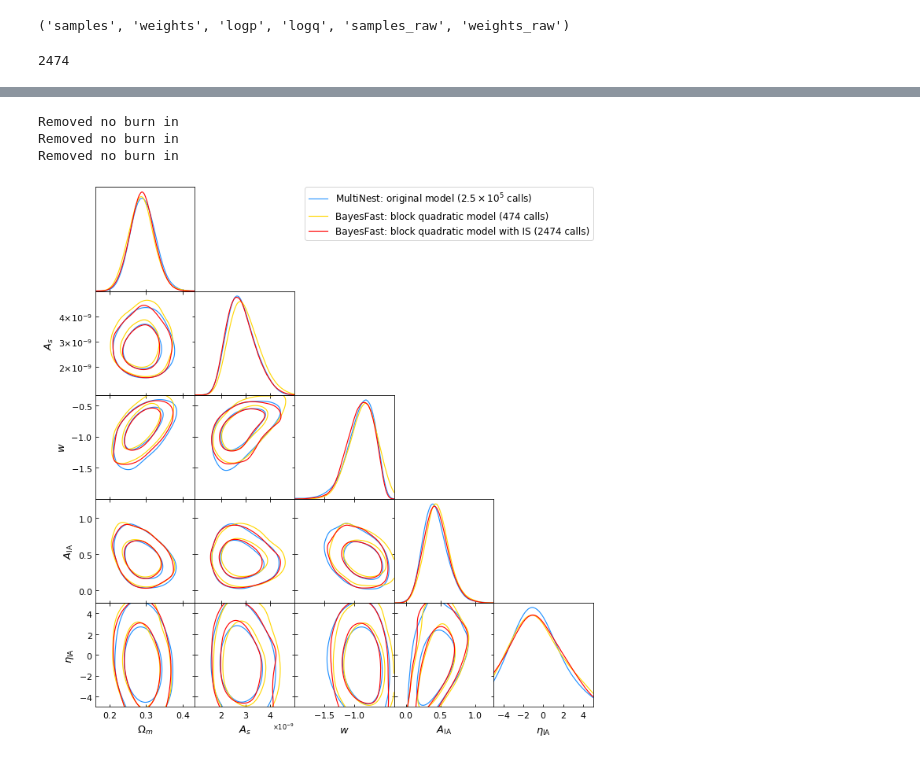
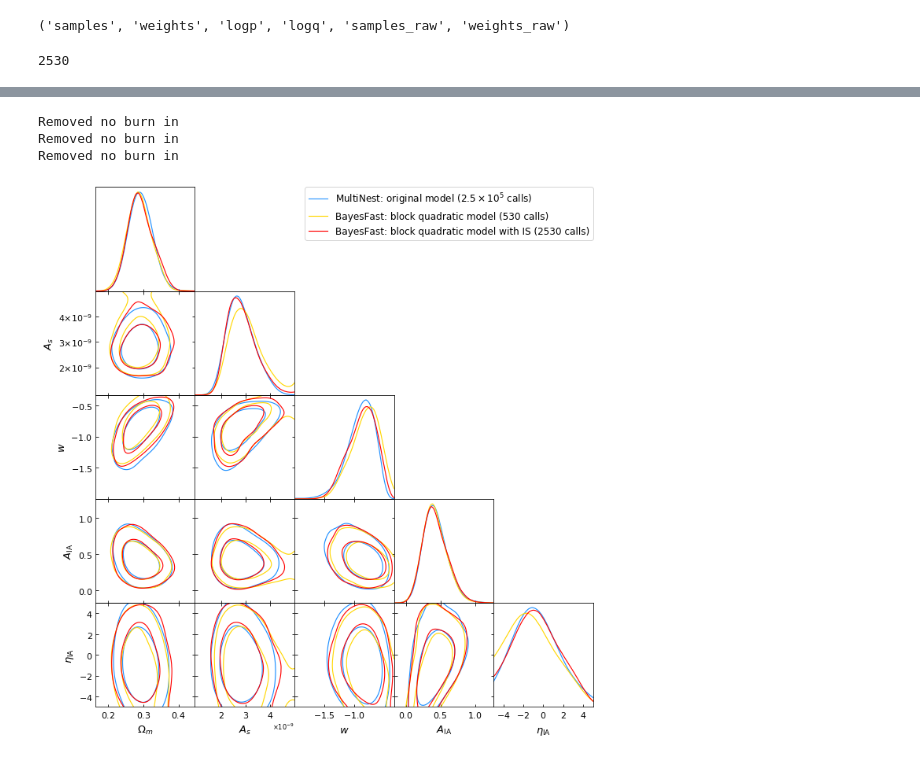
Before and after one commit to h3jia/bayesfast, a Jupyter notebook: examples/des-y1-w-cosmosis.ipynb, the cells around one changed output, grey strips where cells are left out. Saved outputs shown, nothing was run; the diff lists cells and outputs as text; code cells hidden in the pictures.

```diff
--- a/examples/des-y1-w-cosmosis.ipynb
+++ b/examples/des-y1-w-cosmosis.ipynb
@@ -80,6 +80,7 @@ CPU times: user 10.1 s, sys: 519 ms, total: 10.6 s
 Wall time: 8.49 s
 # %%
 from scipy.stats import norm
+from scipy.linalg import sqrtm
 
 _prior_indices = np.array([18, 19, 20, 21, 12, 13, 14, 15, 22, 23, 24, 25, 26])
 _prior_mu = np.array([-0.001, -0.019, 0.009, -0.018, 0.012, 0.012, 0.012, 0.012,
@@ -95,8 +96,8 @@ _prior_norm = (
 
 _d = results.block['data_vector', '2pt_data']
 _invC = results.block['data_vector', '2pt_inverse_covariance']
-_invC_L = np.linalg.cholesky(_invC)
-_d_diag = _d @ _invC_L
+_invC_r = sqrtm(_invC)
+_d_diag = _d @ _invC_r
 _norm = results.block['data_vector', '2pt_norm']
 
 def des_prior_f(x):
@@ -121,7 +122,7 @@ def des_2pt_theory(x):
         pipeline = LikelihoodPipeline(ini)
         sys.stdout = old_stdout
         res = pipeline.run_results(x)
-        return res.block['data_vector', '2pt_theory'] @ _invC_L
+        return res.block['data_vector', '2pt_theory'] @ _invC_r
     except:
         return np.nan * np.ones(457)
 
@@ -265,7 +266,8 @@ pos_0 = bf.recipe.PostStep(n_is=2000, k_trunc=0.25)
 x_0 = bf.utils.random.multivariate_normal(init_mu, np.diag(init_sig**2), 100)
 x_0 = x_0[_in_bound(x_0, para_range)]
 r_0 = bf.recipe.Recipe(density=d_0, client=client, optimize=opt_0,
-                       sample=[sam_0, sam_1], post=pos_0, x_0=x_0, random_state=0)
+                       sample=[sam_0, sam_1], post=pos_0, x_0=x_0,
+                       random_state=1)
 # %%
 r_0.run()
 # %% [output]
@@ -317,7 +332,7 @@ r_0.get()._fields
 # %%
 r_0.n_call
 # %% [output]
-2474
+2530
 # %%
 %matplotlib inline
 from getdist import plots, MCSamples
@@ -327,7 +342,7 @@ labels =  ['\\Omega_m', 'A_s', 'w', 'A_{\\rm IA}', '\\eta_{\\rm IA}']
 s_bf = MCSamples(
     samples=r_0.get().samples[:, _constrained_indices], names=names,
     labels=labels, ranges=dict(zip(names, para_range[_constrained_indices])),
-    label='BayesFast: block quadratic model (474 calls)')
+    label='BayesFast: block quadratic model (530 calls)')
 s_mn = MCSamples(
     samples=_x_mn[:, _constrained_indices], weights=_p_mn, names=names,
     labels=labels, ranges=dict(zip(names, para_range[_constrained_indices])),
@@ -336,7 +351,7 @@ s_bf_i = MCSamples(
     samples=r_0.get().samples[:, _constrained_indices],
     weights=r_0.get().weights, names=names,
     labels=labels, ranges=dict(zip(names, para_range[_constrained_indices])),
-    label='BayesFast: block quadratic model with IS (2474 calls)')
+    label='BayesFast: block quadratic model with IS (2530 calls)')
 g = plots.getSubplotPlotter()
 g.settings.figure_legend_loc = 'upper right'
 g.settings.axes_fontsize = 14
@@ -353,4 +368,4 @@ WARNING:root:outlier fraction 0.022033049574361543
 Removed no burn in
 Removed no burn in
 Removed no burn in
-[figure, old version]
+[figure, new version]
```
Also changed, not shown: parts of 4 cells of this notebook, 12 other files.
